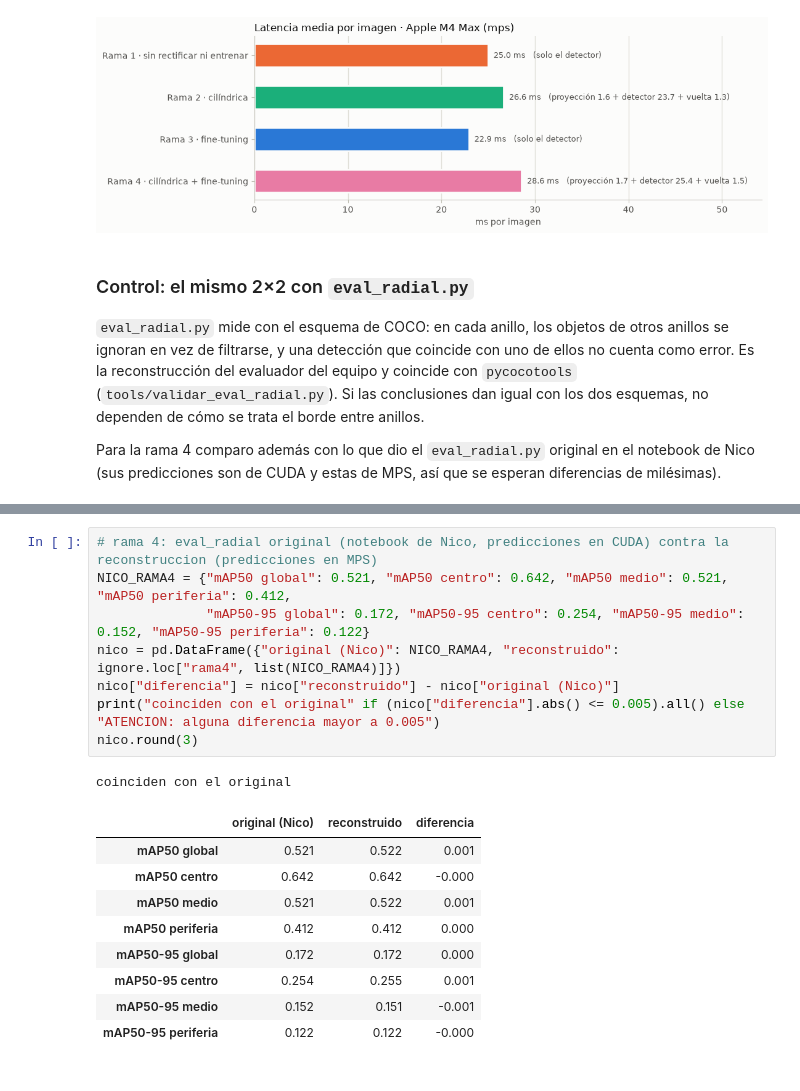
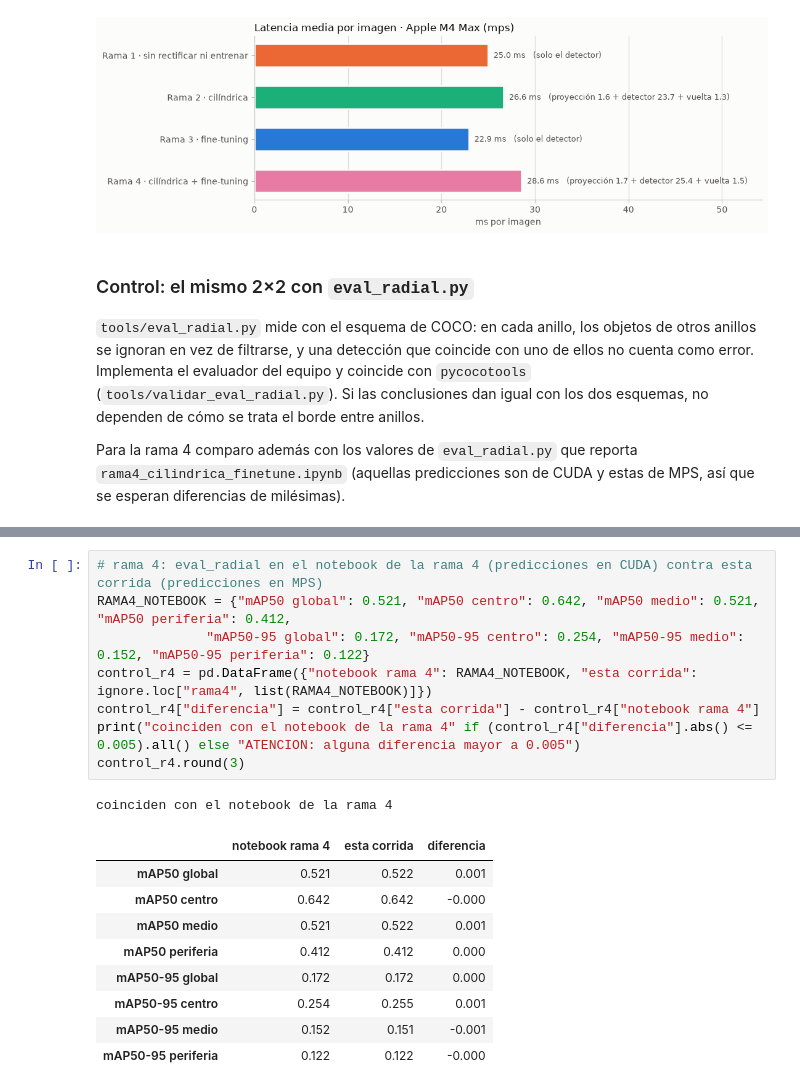
Before and after one commit to francomor/vision-computadora-II-tp-final, a Jupyter notebook: notebooks/comparacion_2x2.ipynb, the cells around one changed output, grey strips where cells are left out. Cells and saved outputs as stored; diff of their text form.

```diff
--- a/notebooks/comparacion_2x2.ipynb
+++ b/notebooks/comparacion_2x2.ipynb
@@ -391,9 +391,9 @@ plt.show()
 # %% [markdown]
 ### Control: el mismo 2×2 con `eval_radial.py`
 
-`eval_radial.py` mide con el esquema de COCO: en cada anillo, los objetos de otros anillos se ignoran en vez de filtrarse, y una detección que coincide con uno de ellos no cuenta como error. Es la reconstrucción del evaluador del equipo y coincide con `pycocotools` (`tools/validar_eval_radial.py`). Si las conclusiones dan igual con los dos esquemas, no dependen de cómo se trata el borde entre anillos.
+`tools/eval_radial.py` mide con el esquema de COCO: en cada anillo, los objetos de otros anillos se ignoran en vez de filtrarse, y una detección que coincide con uno de ellos no cuenta como error. Implementa el evaluador del equipo y coincide con `pycocotools` (`tools/validar_eval_radial.py`). Si las conclusiones dan igual con los dos esquemas, no dependen de cómo se trata el borde entre anillos.
 
-Para la rama 4 comparo además con lo que dio el `eval_radial.py` original en el notebook de Nico (sus predicciones son de CUDA y estas de MPS, así que se esperan diferencias de milésimas).
+Para la rama 4 comparo además con los valores de `eval_radial.py` que reporta `rama4_cilindrica_finetune.ipynb` (aquellas predicciones son de CUDA y estas de MPS, así que se esperan diferencias de milésimas).
 # %%
 import json
 import subprocess
@@ -440,16 +440,16 @@ pd.concat({"filtrado": ef[["mAP50 global", "mAP50 periferia (θ)", "mAP50-95 per
 | fine-tuning con rectificar (4 − 2) | 0.104 | 0.092 | 0.017 | 0.104 | 0.096 | ... |
 | interacción (4 − 3) − (2 − 1) | -0.178 | -0.339 | -0.259 | -0.178 | -0.337 | ... |
 # %%
-# rama 4: eval_radial original (notebook de Nico, predicciones en CUDA) contra la reconstruccion (predicciones en MPS)
-NICO_RAMA4 = {"mAP50 global": 0.521, "mAP50 centro": 0.642, "mAP50 medio": 0.521, "mAP50 periferia": 0.412,
+# rama 4: eval_radial en el notebook de la rama 4 (predicciones en CUDA) contra esta corrida (predicciones en MPS)
+RAMA4_NOTEBOOK = {"mAP50 global": 0.521, "mAP50 centro": 0.642, "mAP50 medio": 0.521, "mAP50 periferia": 0.412,
               "mAP50-95 global": 0.172, "mAP50-95 centro": 0.254, "mAP50-95 medio": 0.152, "mAP50-95 periferia": 0.122}
-nico = pd.DataFrame({"original (Nico)": NICO_RAMA4, "reconstruido": ignore.loc["rama4", list(NICO_RAMA4)]})
-nico["diferencia"] = nico["reconstruido"] - nico["original (Nico)"]
-print("coinciden con el original" if (nico["diferencia"].abs() <= 0.005).all() else "ATENCION: alguna diferencia mayor a 0.005")
-nico.round(3)
+control_r4 = pd.DataFrame({"notebook rama 4": RAMA4_NOTEBOOK, "esta corrida": ignore.loc["rama4", list(RAMA4_NOTEBOOK)]})
+control_r4["diferencia"] = control_r4["esta corrida"] - control_r4["notebook rama 4"]
+print("coinciden con el notebook de la rama 4" if (control_r4["diferencia"].abs() <= 0.005).all() else "ATENCION: alguna diferencia mayor a 0.005")
+control_r4.round(3)
 # %% [output]
-coinciden con el original
+coinciden con el notebook de la rama 4
-|  | original (Nico) | reconstruido | diferencia |
+|  | notebook rama 4 | esta corrida | diferencia |
 | mAP50 global | 0.521 | 0.522 | 0.001 |
 | mAP50 centro | 0.642 | 0.642 | -0.000 |
 | mAP50 medio | 0.521 | 0.522 | 0.001 |
```
Also changed, not shown: parts of 2 cells of this notebook, 30 other files.
